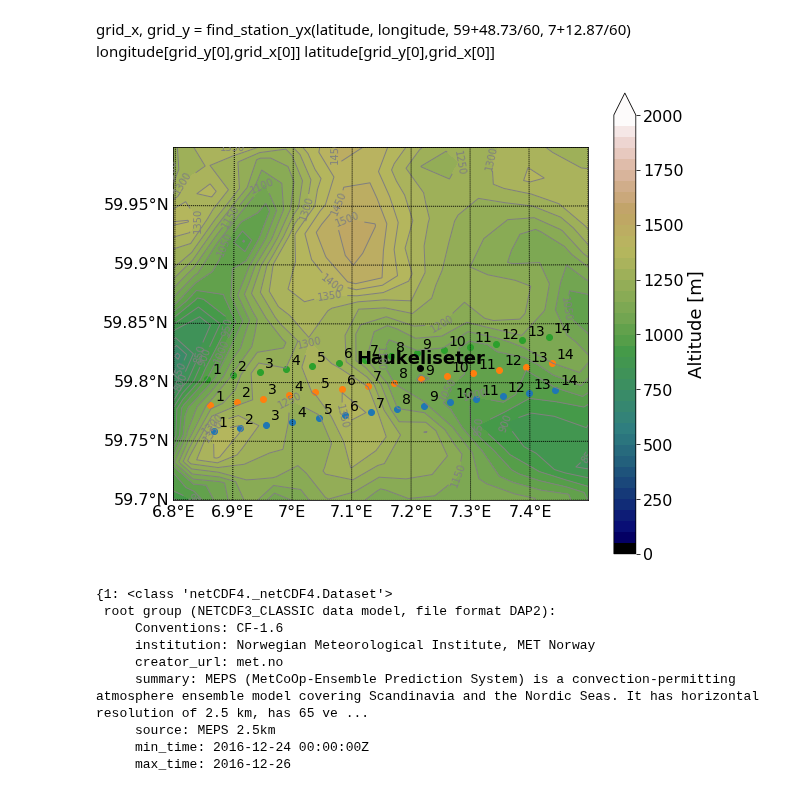
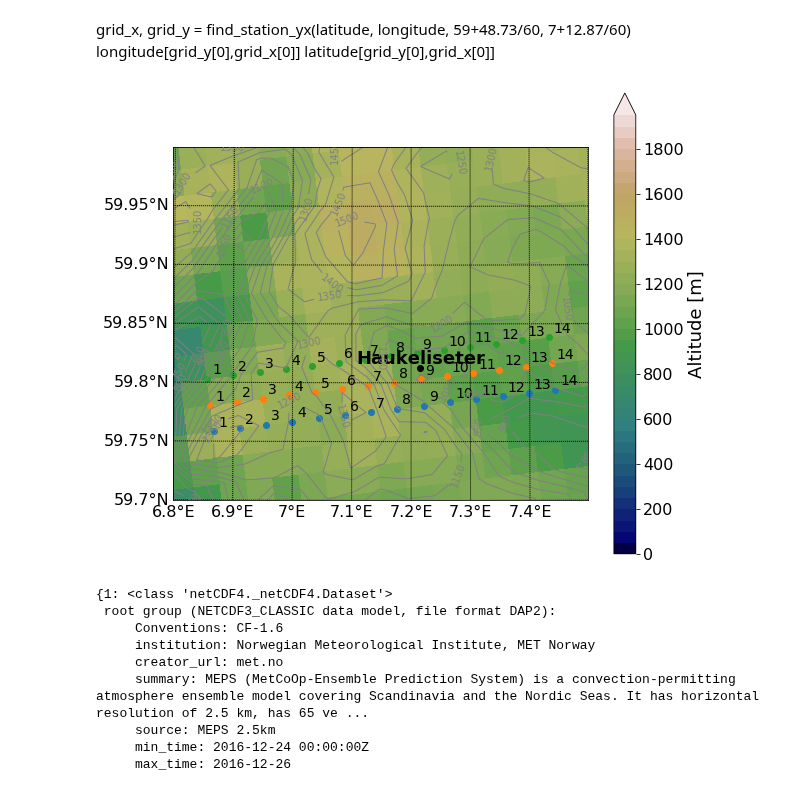
Before and after one commit to franzihe/research_Haukeli, a Jupyter notebook: MEPS/plt_vert_cross_sct.ipynb, the cells around one changed output. Drawn from its saved outputs; the diff is of its cells as text; code cells hidden in the pictures.

```diff
--- a/MEPS/plt_vert_cross_sct.ipynb
+++ b/MEPS/plt_vert_cross_sct.ipynb
@@ -34,6 +34,13 @@ from matplotlib.colors import LightSource
 from pyproj import Proj, transform
 
 import fcts_read_stat as rs
+# %%
+station = 'Haukeliseter'
+savefig = 0
+if savefig == 1:
+    figdir = '../../Figures/Norway_map/%s/MEPS' %(station)
+    cF.createFolder('%s/' %figdir)
+form = 'png'
 # %%
 thredds      = 'http://thredds.met.no/thredds/dodsC/meps25epsarchive'
 year = '2016'
@@ -258,7 +265,8 @@ Lonpp,Latpp = map(longitude,latitude)
 levels = np.arange(0,np.nanmax(alti),50)
 norm = colors.BoundaryNorm(boundaries = levels, ncolors=plt.cm.gist_earth.N)
 
-cs = map.contourf(Lonpp, Latpp, alti, levels, norm=norm, cmap = plt.cm.gist_earth, extend='max')
+#cs = map.contourf(Lonpp, Latpp, alti, levels, norm=norm, cmap = plt.cm.gist_earth, extend='max')
+cs = map.pcolormesh(Lonpp, Latpp, alti,cmap=plt.cm.gist_earth)
 cb = plt.colorbar(cs, boundaries= levels, #location='right',
                   extend='max')
 cb.set_label('Altitude [m]', size=18)
@@ -273,34 +281,43 @@ lonstat = [7+12.87/60]#,7.2]
 latstat= [59+48.73/60]#,59.8]
 
 
 xpt, ypt= map(lonstat, latstat)
 map.plot(xpt,ypt,'ko')
 for i in range(len(namestat)):
     plt.text(xpt[i]+100, ypt[i]+100, namestat[i], fontsize=18,fontweight='bold',
              ha='center',va='bottom',color='black')
 #plt.tight_layout(pad=2.5)
 
 
 x4, y4 = map(longitude[309,(np.array(xx)[~np.isnan(xx)]).astype(int)],
              latitude[309,(np.array(xx)[~np.isnan(xx)]).astype(int)])
 map.scatter(x4,y4)
 for i, (xl,yl) in enumerate(zip(x4, y4), start=1):
     ax.annotate(str(i), (xl,yl), xytext=(5,5), textcoords='offset points',fontsize=14)
 
 x5, y5 = map(longitude[310,(np.array(xx)[~np.isnan(xx)]).astype(int)],
              latitude[310,(np.array(xx)[~np.isnan(xx)]).astype(int)])
 map.scatter(x5,y5)
 for i, (xl,yl) in enumerate(zip(x5, y5), start=1):
     ax.annotate(str(i), (xl,yl), xytext=(5,5), textcoords='offset points',fontsize=14)
 
 
 x6, y6 = map(longitude[311,(np.array(xx)[~np.isnan(xx)]).astype(int)],
              latitude[311,(np.array(xx)[~np.isnan(xx)]).astype(int)])
 map.scatter(x6,y6)
 for i, (xl,yl) in enumerate(zip(x6, y6), start=1):
     ax.annotate(str(i), (xl,yl), xytext=(5,5), textcoords='offset points',fontsize=14)
+
+if savefig == 1:
+    cF.createFolder('%s/' %(figdir))
+#    fig_name = 'winter_16_17_obs_hist_dens'
+    fig_name = 'cross_section'
+    plt.savefig('%s/%s.%s' %(figdir, fig_name,form), format = form, bbox_inches ='tight')
+    print('plot saved: %s/%s' %(figdir, fig_name))
+else:
+    plt.show()
 # %% [output]
-[figure, old version]
+[figure, new version]
 # %%
 # Open the NetCDF file
 fn = dict()
```
Also changed, not shown: parts of 6 cells of this notebook, 1 other file.
